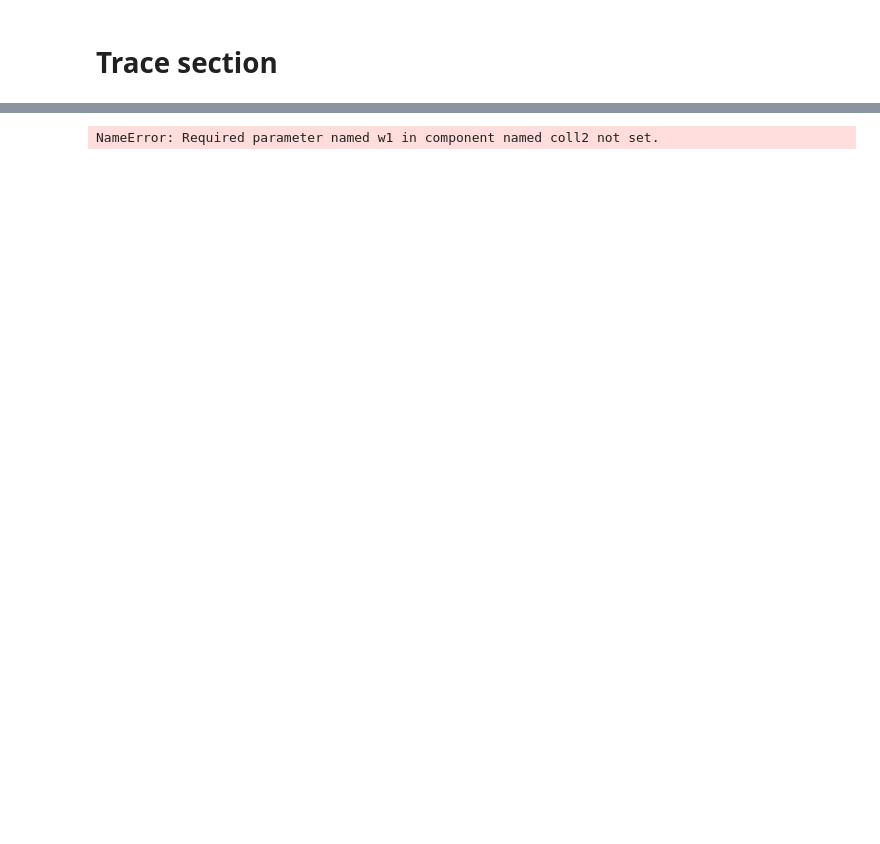
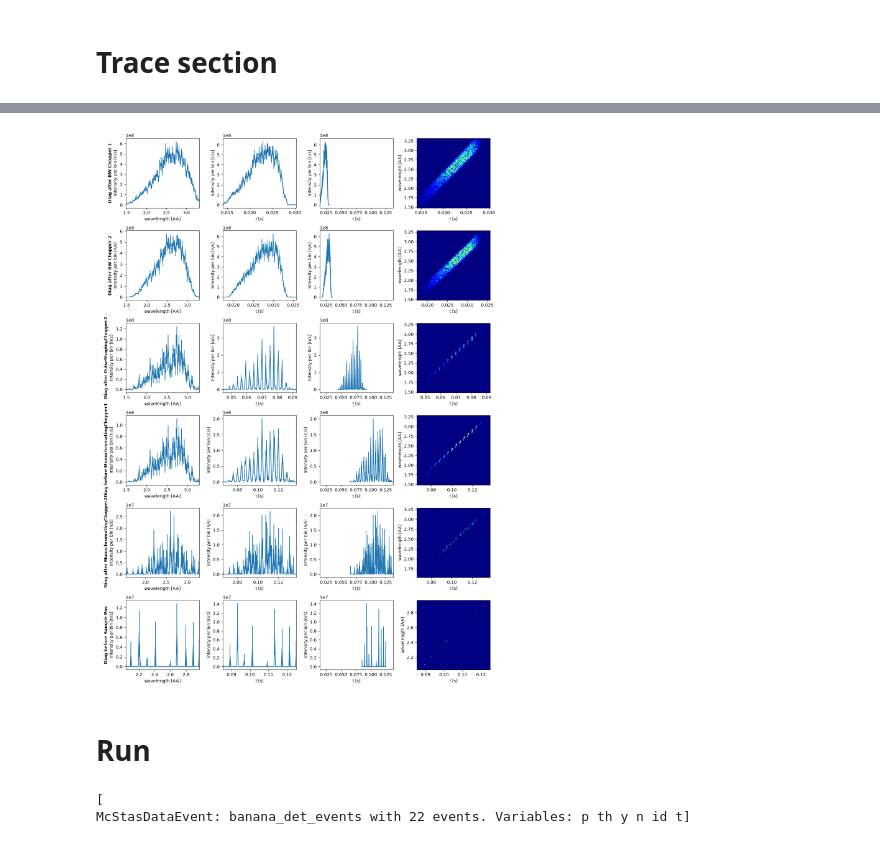
Before and after one commit to bingli621/md_norm, a Jupyter notebook: instrument/trex/trex.ipynb, the cells around one changed output, grey strips where cells are left out. Saved outputs shown, nothing was run; the diff lists cells and outputs as text; code cells hidden in the pictures; blank space fills up the shorter version.

```diff
--- a/instrument/trex/trex.ipynb
+++ b/instrument/trex/trex.ipynb
@@ -760,0 +693,5 @@ for path in glob.glob(base_path) + glob.glob(base_path + "_[0-9]*"):
+# %%
+diag = ms.Diagnostics(trex)
+
+diag.settings(ncount=1e6, suppress_output=True)  # , mpi="auto")
+diag.show_settings()
@@ -760,0 +709,3 @@ for path in glob.glob(base_path) + glob.glob(base_path + "_[0-9]*"):
+# %%
+diag.set_parameters(mode='"HF"')
+diag.show_parameters()
@@ -761,6 +726,30 @@ for path in glob.glob(base_path) + glob.glob(base_path + "_[0-9]*"):
+# %%
+diag.clear_points()
+diag.add_point(after="BW_Chopper_1")
+diag.add_point(after="BW_Chopper_2")
+diag.add_point(after="PulseShapingChopper2")
+diag.add_point(before="MonochromatingChopper1")
+diag.add_point(after="MonochromatingChopper2")
+
+diag.add_point(before="Sample_Pos")
+# %%
+diag.run()
+# %%
+diag.clear_views()
+diag.add_view("l")
+diag.add_view("t", bins=100)
+diag.add_view("t", same_scale=True)
+diag.add_view("t", "l", bins=100)
+
+diag.plot()
+# %% [output]
+[figure, added]
+# %% [markdown]
+# Run
 # %%
-trex.settings(ncount=1e6, suppress_output=True)  # mpi="auto")
+trex.settings(ncount=1e7, suppress_output=True, NeXus=True)  # mpi="auto")
 data = trex.backengine()
 print(data)
 # %% [output]
-NameError: Required parameter named w1 in component named coll2 not set.
+[
+McStasDataEvent: banana_det_events with 22 events. Variables: p th y n id t]
```
Also changed, not shown: parts of 51 cells of this notebook, 2 other files.
